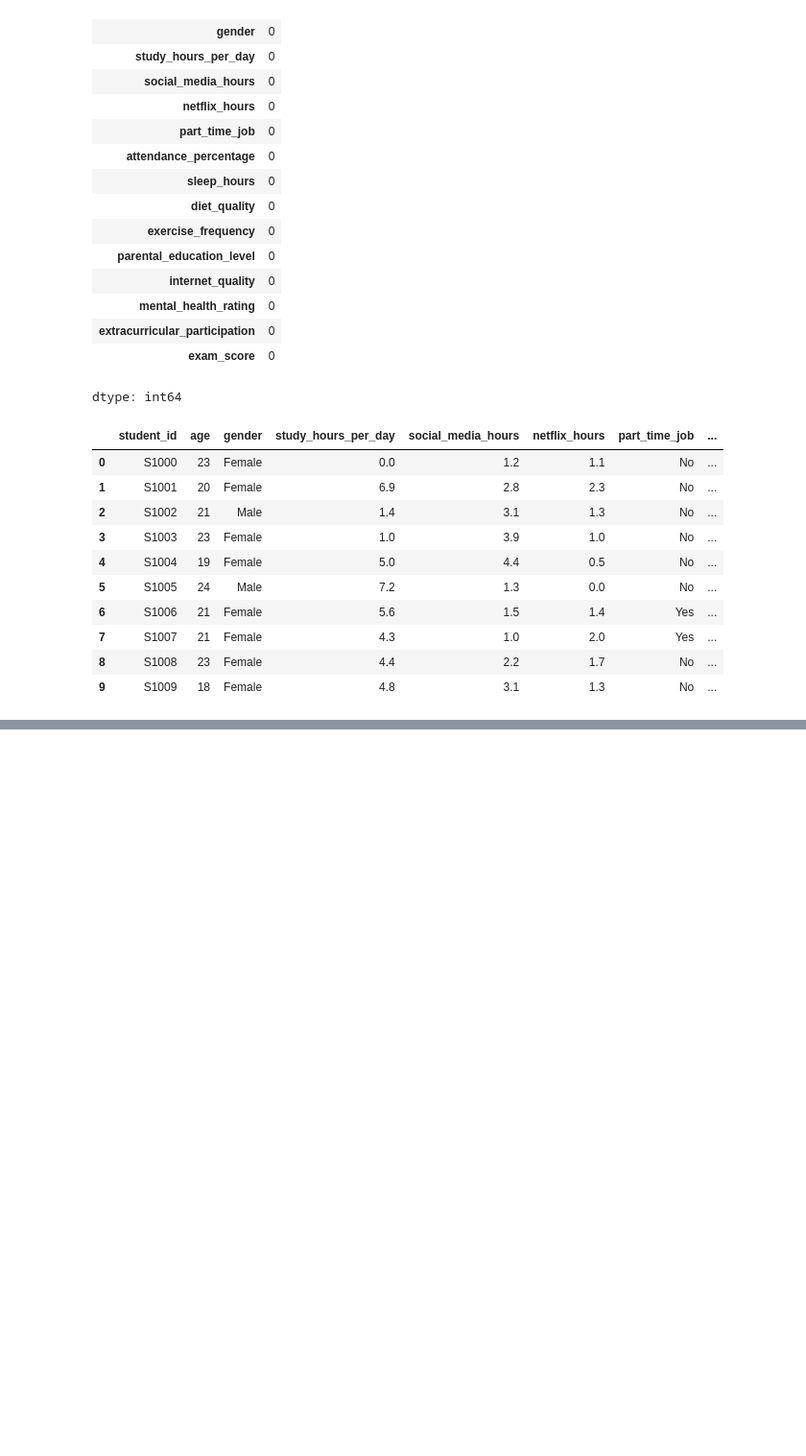
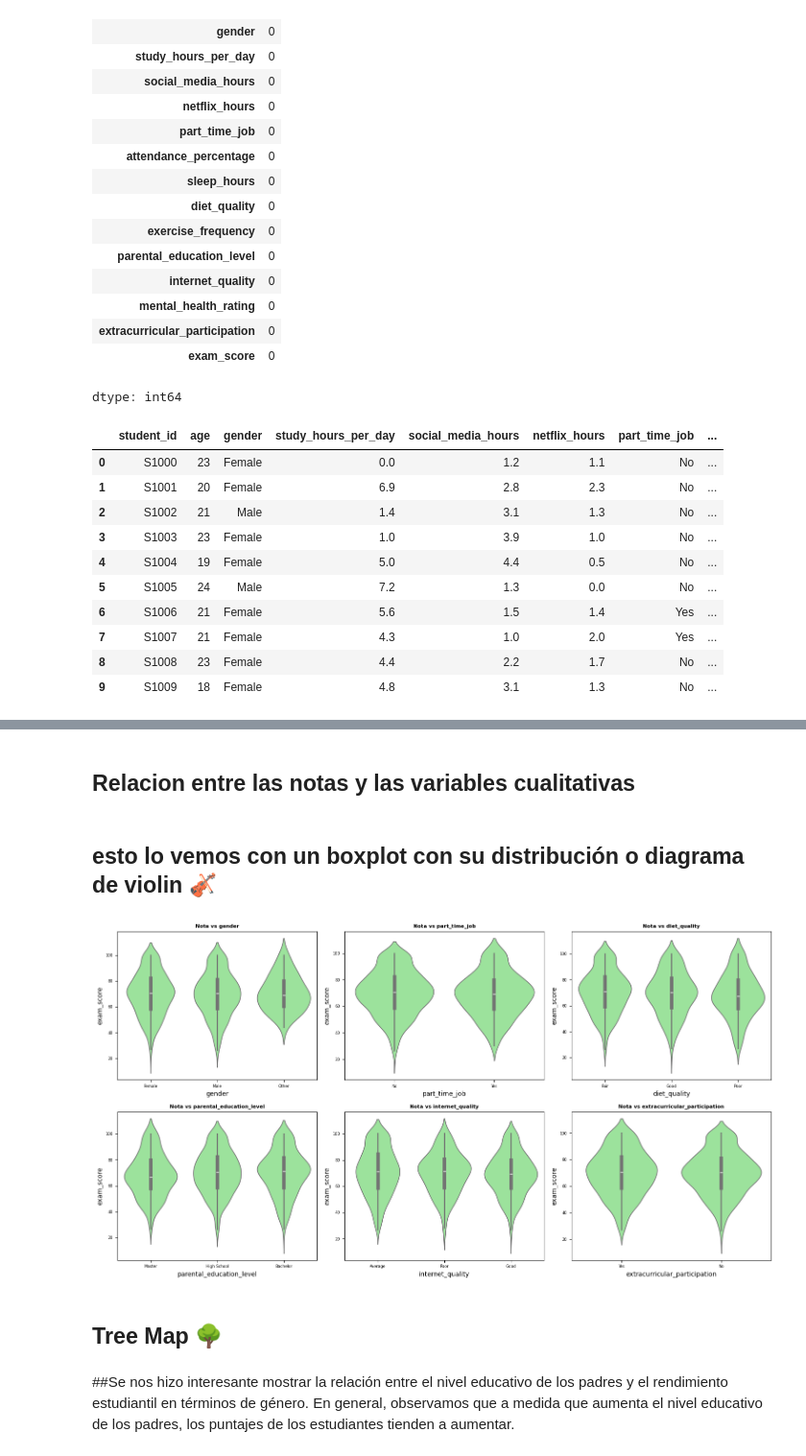
Before and after one commit to ISPC-23/ABP_practica_prof_2, a Jupyter notebook: scripts/preprocessing/Tratamiento_datos_rendimiento_academico.ipynb, the cells around one changed output, grey strips where cells are left out. Shown at 96% size. Drawn from its saved outputs; the diff is of its cells as text; code cells hidden in the pictures; blank space fills up the shorter version.

Commit message:
Entrenamiento, definiciones, Informe y otros

```diff
--- a/scripts/preprocessing/Tratamiento_datos_rendimiento_academico.ipynb
+++ b/scripts/preprocessing/Tratamiento_datos_rendimiento_academico.ipynb
@@ -152,0 +366,32 @@ df.head(10)
+# %% [markdown]
+## Relacion entre las notas y las variables cualitativas
+# %% [markdown]
+## esto lo vemos con un boxplot con su distribución o diagrama de violin 🎻
+# %%
+df1 = df.drop('student_id', axis=1)
+fig, axes = plt.subplots(nrows=2,ncols=3, figsize =(15,8))
+axes = axes.flat
+columnas_cualitativas = df1.select_dtypes(include=['object']).columns
+
+for i, columna in enumerate(columnas_cualitativas):
+  sns.violinplot(
+      data = df1,
+      x = columna,
+      y = 'exam_score',
+      inner='box',
+      linewidth=1.2,
+      color='lightgreen',
+      #palette='Set3',
+      #color = 'blue',
+      ax = axes[i]
+
+  )
+  axes[i].set_title(f'Nota vs {columna}',fontsize = 8, fontweight = 'bold')
+  axes[i].tick_params(labelsize = 6)
+  fig.tight_layout()
+# %% [output]
+[figure, added]
+# %% [markdown]
+## Tree Map 🌳
+# %% [markdown]
+##Se nos hizo interesante mostrar la relación entre el nivel educativo de los padres y el rendimiento estudiantil en términos de género. En general, observamos que a medida que aumenta el nivel educativo de los padres, los puntajes de los estudiantes tienden a aumentar.
```
Also changed, not shown: parts of 43 cells of this notebook, 10 other files.
